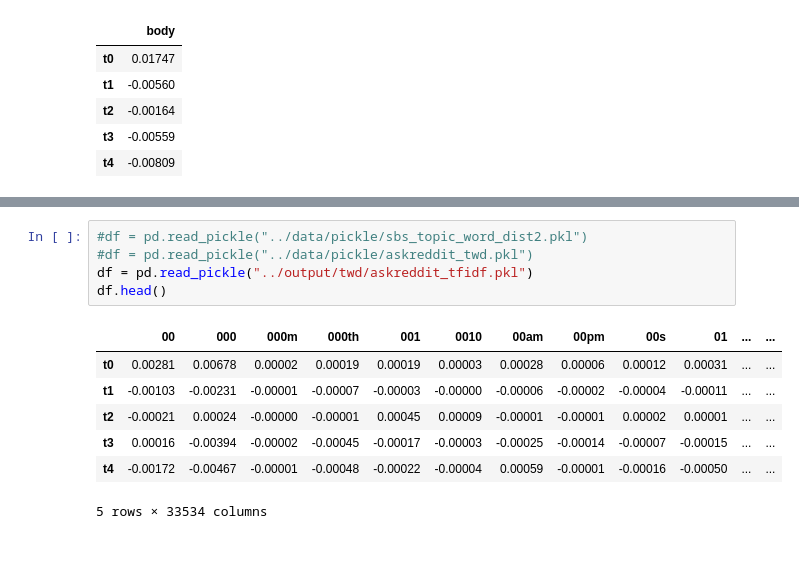
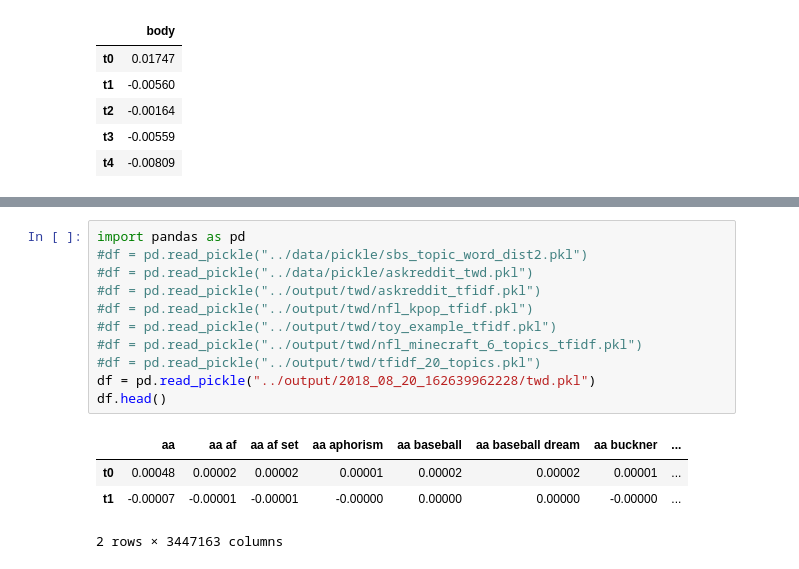
Before and after one commit to jhudiono/metis_project4_fletcher, a Jupyter notebook: visualization/wordcloud.ipynb, the cells around one changed output, grey strips where cells are left out. Drawn from its saved outputs; the diff is of its cells as text.

```diff
--- a/visualization/wordcloud.ipynb
+++ b/visualization/wordcloud.ipynb
@@ -61,16 +15,19 @@ df[df['body'].apply(bad_phrase)].iloc[0]['body']
 # %%
+import pandas as pd
 #df = pd.read_pickle("../data/pickle/sbs_topic_word_dist2.pkl")
 #df = pd.read_pickle("../data/pickle/askreddit_twd.pkl")
-df = pd.read_pickle("../output/twd/askreddit_tfidf.pkl")
+#df = pd.read_pickle("../output/twd/askreddit_tfidf.pkl")
+#df = pd.read_pickle("../output/twd/nfl_kpop_tfidf.pkl")
+#df = pd.read_pickle("../output/twd/toy_example_tfidf.pkl")
+#df = pd.read_pickle("../output/twd/nfl_minecraft_6_topics_tfidf.pkl")
+#df = pd.read_pickle("../output/twd/tfidf_20_topics.pkl")
+df = pd.read_pickle("../output/2018_08_20_162639962228/twd.pkl")
 df.head()
 # %% [output]
-|  | 00 | 000 | 000m | 000th | 001 | 0010 | 00am | 00pm | 00s | 01 | ... | ... |
-| t0 | 0.00281 | 0.00678 | 0.00002 | 0.00019 | 0.00019 | 0.00003 | 0.00028 | 0.00006 | 0.00012 | 0.00031 | ... | ... |
-| t1 | -0.00103 | -0.00231 | -0.00001 | -0.00007 | -0.00003 | -0.00000 | -0.00006 | -0.00002 | -0.00004 | -0.00011 | ... | ... |
-| t2 | -0.00021 | 0.00024 | -0.00000 | -0.00001 | 0.00045 | 0.00009 | -0.00001 | -0.00001 | 0.00002 | 0.00001 | ... | ... |
-| t3 | 0.00016 | -0.00394 | -0.00002 | -0.00045 | -0.00017 | -0.00003 | -0.00025 | -0.00014 | -0.00007 | -0.00015 | ... | ... |
-| t4 | -0.00172 | -0.00467 | -0.00001 | -0.00048 | -0.00022 | -0.00004 | 0.00059 | -0.00001 | -0.00016 | -0.00050 | ... | ... |
+|  | aa | aa af | aa af set | aa aphorism | aa baseball | aa baseball dream | aa buckner | ... |
+| t0 | 0.00048 | 0.00002 | 0.00002 | 0.00001 | 0.00002 | 0.00002 | 0.00001 | ... |
+| t1 | -0.00007 | -0.00001 | -0.00001 | -0.00000 | 0.00000 | 0.00000 | -0.00000 | ... |
-5 rows × 33534 columns
+2 rows × 3447163 columns
 # %%
 columns = [c for c in df.columns if c.isalpha()]
 df = df[columns]
```
Also changed, not shown: parts of 7 cells of this notebook, 3 other files.
